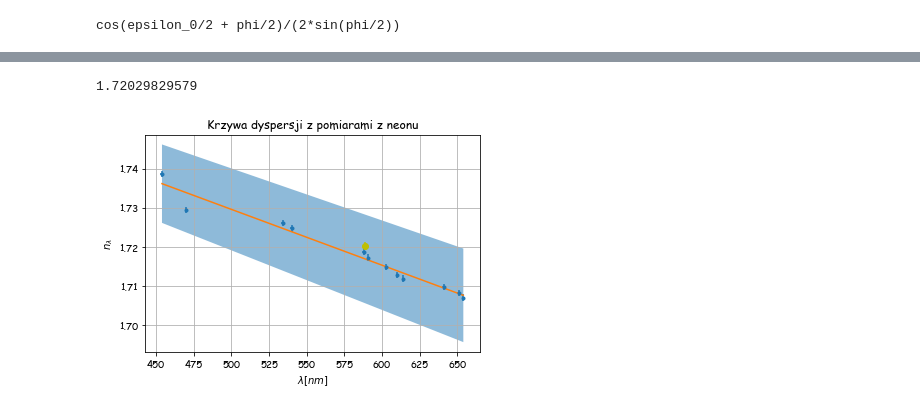
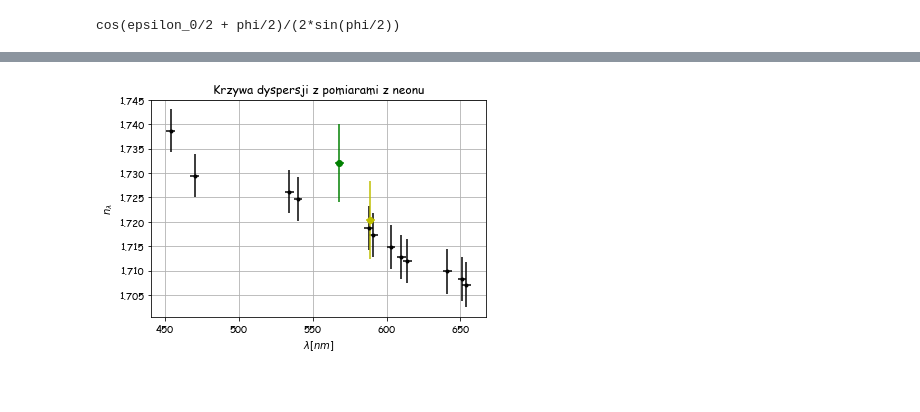
Before and after one commit to MarikinPaulina/LabFiz1, a Jupyter notebook: 07-34-GóraTęcz/Pryzmat.ipynb, the cells around one changed output, grey strips where cells are left out. Cells and saved outputs as stored; diff of their text form; code cells hidden in the pictures.

```diff
--- a/07-34-GóraTęcz/Pryzmat.ipynb
+++ b/07-34-GóraTęcz/Pryzmat.ipynb
@@ -13,7 +13,7 @@ stopien = np.pi/180
 minuta = stopien/60
 alpha_0 = 45*stopien +30*minuta
 Na_zolte = 346*stopien + 50*minuta
-Na_zielone = 145*stopien+ 30*minuta
+Na_zielone = 345*stopien+ 30*minuta
 D_miarki = 2*minuta
 D_obserwatora = 2*minuta
 D_kat = np.sqrt(D_miarki**2+D_obserwatora**2)
@@ -44,7 +44,7 @@ print(Neon.to_latex())
 \end{tabular}
 # %%
 Neon_kat =2*np.pi-(Neon['alpha[circ]']*stopien+Neon['alpha[min]']*minuta)+alpha_0
-D_neon_kat = D_kat_lamiacy*2
+D_neon_kat = 30*minuta
 n_neon = np.sin((Neon_kat+kat_lamiacy)/2)/np.sin(kat_lamiacy/2)
 plt.errorbar(Neon['lambda[nm]'],n_neon,cala_delta_n,1,'.')
 plt.xlabel(r'$\lambda[nm]$'); plt.ylabel(r'$n_{\lambda}$')
@@ -106,29 +126,27 @@ dtype: float64
 # %%
-plt.errorbar(Neon['lambda[nm]'],n_neon,cala_delta_n,1,'.')
+plt.errorbar(Neon['lambda[nm]'],n_neon,cala_delta_n,3,'k.')
 plt.xlabel(r'$\lambda[nm]$'); plt.ylabel(r'$n_{\lambda}$'); plt.grid(); plt.title('Krzywa dyspersji z pomiarami z neonu')
 plt.savefig('dyspersja.png')
-parametry1, kowariancja1 = np.polyfit(Neon['lambda[nm]'],n_neon,1,w=1/cala_delta_n,cov=True)
-niepewnosci1 = np.diag(kowariancja1)**0.5
-plt.plot(Neon['lambda[nm]'],
-         np.polyval(parametry1, Neon['lambda[nm]']))
-plt.fill_between(Neon['lambda[nm]'],
-                 np.polyval(parametry1-niepewnosci1,
-                 Neon['lambda[nm]']),
-                 np.polyval(parametry1+niepewnosci1, Neon['lambda[nm]']),
-                 alpha=0.5)
-# parametry2, kowariancja2 = np.polyfit(Neon['lambda[nm]'],n_neon,2,w=1/cala_delta_n,cov=True)
-# plt.plot(Neon['lambda[nm]'],parametry2[0]*Neon['lambda[nm]']**2+Neon['lambda[nm]']*parametry2[1]+parametry2[2])
-# parametry3, kowariancja3 = np.polyfit(Neon['lambda[nm]'],n_neon,3,w=1/cala_delta_n,cov=True)
-# plt.plot(Neon['lambda[nm]'],parametry3[0]*Neon['lambda[nm]']**3+parametry3[1]*Neon['lambda[nm]']**2+\
-#          parametry3[2]*Neon['lambda[nm]']+parametry3[3])
+
+# parametry1, kowariancja1 = np.polyfit(Neon['lambda[nm]'],n_neon,1,w=1/cala_delta_n,cov=True)
+# niepewnosci1 = np.diag(kowariancja1)**0.5
+# plt.plot(Neon['lambda[nm]'],
+#          np.polyval(parametry1, Neon['lambda[nm]']))
+# plt.fill_between(Neon['lambda[nm]'],
+#                  np.polyval(parametry1-niepewnosci1,
+#                  Neon['lambda[nm]']),
+#                  np.polyval(parametry1+niepewnosci1, Neon['lambda[nm]']),
+#                  alpha=0.5)
+
+
 n_Na_zolte = np.sin((2*np.pi-Na_zolte+alpha_0+kat_lamiacy)/2)/np.sin(kat_lamiacy/2)
 D_n_Na_zolte = np.sqrt((funkcja_epsilon(kat_lamiacy,Na_zolte)*D_neon_kat)**2+\
                        (funkcja_phi(kat_lamiacy,Na_zolte)*D_kat_lamiacy)**2)
-# n_Na_zielone = np.sin((Na_zielone-alpha_0+kat_lamiacy)/2)/np.sin(kat_lamiacy/2)
-print(n_Na_zolte)
-plt.errorbar(589,n_Na_zolte,D_n_Na_zolte,1,'yo')
-plt.savefig('Prosta krzywa i punkt.png')
-# plt.plot(570,n_Na_zielone,'go')
+n_Na_zielone = np.sin((2*np.pi-Na_zielone+alpha_0+kat_lamiacy)/2)/np.sin(kat_lamiacy/2)
+D_n_Na_zielone = np.sqrt((funkcja_epsilon(kat_lamiacy,Na_zielone)*D_neon_kat)**2+\
+                       (funkcja_phi(kat_lamiacy,Na_zielone)*D_kat_lamiacy)**2)
+plt.errorbar(589,n_Na_zolte,D_n_Na_zolte,3,'yo')
+plt.errorbar(568,n_Na_zielone,D_n_Na_zielone,3,'go')
+plt.savefig('Punkty.png')
 # %% [output]
-1.72029829579
-[figure, old version]
+[figure, new version]
```
Also changed, not shown: parts of 2 cells of this notebook, 6 other files.
